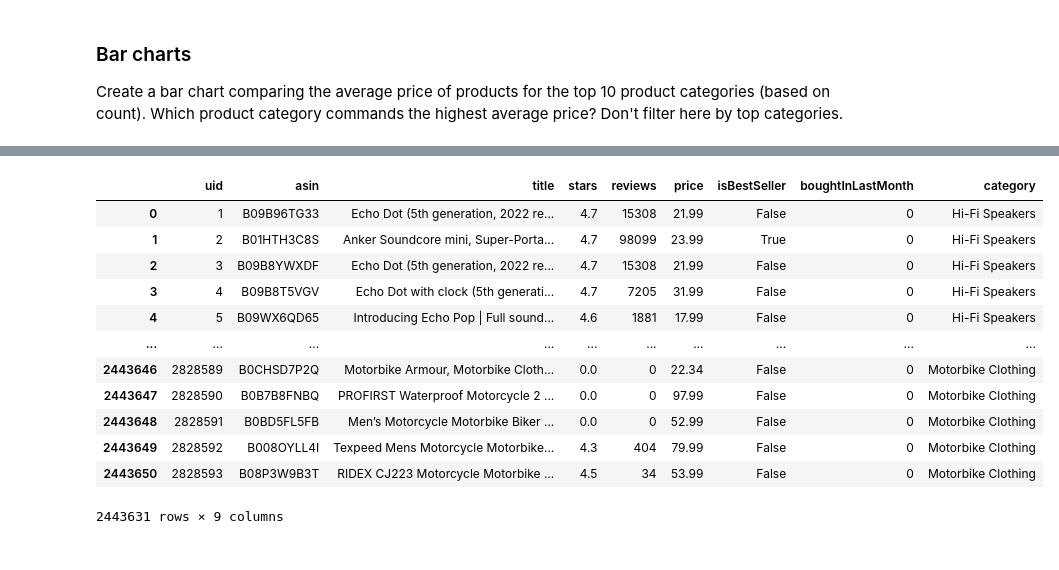
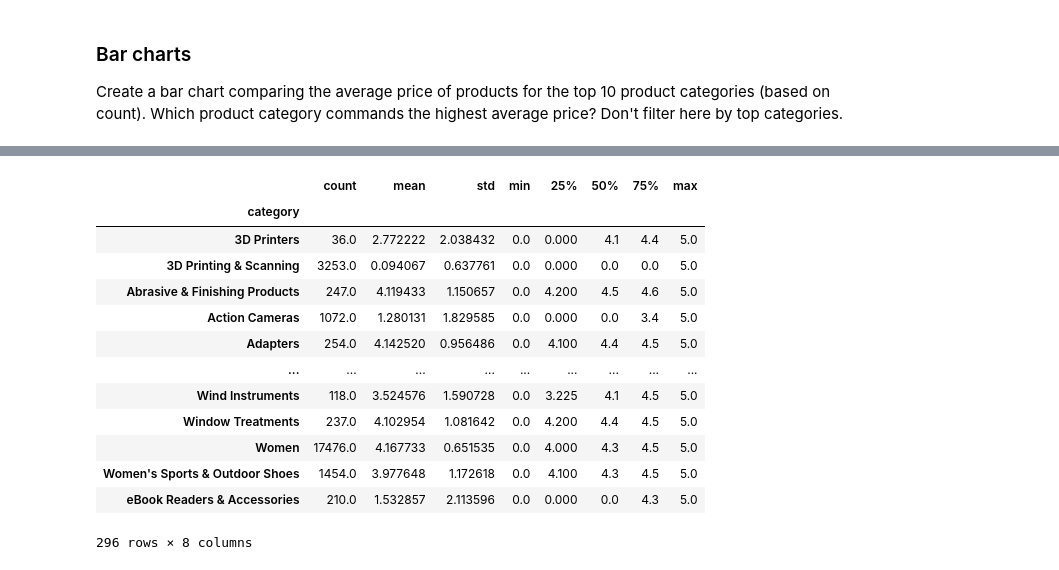
Before and after one commit to Bumbledebee/lab-eda-bivariate, a Jupyter notebook: bimbi_bivariate.ipynb, the cells around one changed output, grey strips where cells are left out. Cells and saved outputs as stored; diff of their text form; code cells hidden in the pictures.

```diff
--- a/bimbi_bivariate.ipynb
+++ b/bimbi_bivariate.ipynb
@@ -153,3 +144,7 @@ Men and Fragrance products tend to have the highest median price
 
  Create a bar chart comparing the average price of products for the top 10 product categories (based on count).
  Which product category commands the highest average price? Don't filter here by top categories.
+# %%
+df = df_new
+df__group = df.groupby("category").agg(avg_price=('price', 'mean'),product_count=('price', 'size')).reset_index()
+df__group = df__group.sort_values(by='product_count', ascending=False)
@@ -156,16 +252,17 @@ Men and Fragrance products tend to have the highest median price
 # %%
-df.groupby
+df.groupby("category")["stars"].describe()
 # %% [output]
-|  | uid | asin | title | stars | reviews | price | isBestSeller | boughtInLastMonth | category |
-| 0 | 1 | B09B96TG33 | Echo Dot (5th generation, 2022 re... | 4.7 | 15308 | 21.99 | False | 0 | Hi-Fi Speakers |
-| 1 | 2 | B01HTH3C8S | Anker Soundcore mini, Super-Porta... | 4.7 | 98099 | 23.99 | True | 0 | Hi-Fi Speakers |
-| 2 | 3 | B09B8YWXDF | Echo Dot (5th generation, 2022 re... | 4.7 | 15308 | 21.99 | False | 0 | Hi-Fi Speakers |
-| 3 | 4 | B09B8T5VGV | Echo Dot with clock (5th generati... | 4.7 | 7205 | 31.99 | False | 0 | Hi-Fi Speakers |
-| 4 | 5 | B09WX6QD65 | Introducing Echo Pop | Full sound... | 4.6 | 1881 | 17.99 | False | 0 | Hi-Fi Speakers |
-| ... | ... | ... | ... | ... | ... | ... | ... | ... | ... |
-| 2443646 | 2828589 | B0CHSD7P2Q | Motorbike Armour, Motorbike Cloth... | 0.0 | 0 | 22.34 | False | 0 | Motorbike Clothing |
-| 2443647 | 2828590 | B0B7B8FNBQ | PROFIRST Waterproof Motorcycle 2 ... | 0.0 | 0 | 97.99 | False | 0 | Motorbike Clothing |
-| 2443648 | 2828591 | B0BD5FL5FB | Men’s Motorcycle Motorbike Biker ... | 0.0 | 0 | 52.99 | False | 0 | Motorbike Clothing |
-| 2443649 | 2828592 | B008OYLL4I | Texpeed Mens Motorcycle Motorbike... | 4.3 | 404 | 79.99 | False | 0 | Motorbike Clothing |
-| 2443650 | 2828593 | B08P3W9B3T | RIDEX CJ223 Motorcycle Motorbike ... | 4.5 | 34 | 53.99 | False | 0 | Motorbike Clothing |
+|  | count | mean | std | min | 25% | 50% | 75% | max |
+| category |  |  |  |  |  |  |  |  |
+| 3D Printers | 36.0 | 2.772222 | 2.038432 | 0.0 | 0.000 | 4.1 | 4.4 | 5.0 |
+| 3D Printing & Scanning | 3253.0 | 0.094067 | 0.637761 | 0.0 | 0.000 | 0.0 | 0.0 | 5.0 |
+| Abrasive & Finishing Products | 247.0 | 4.119433 | 1.150657 | 0.0 | 4.200 | 4.5 | 4.6 | 5.0 |
+| Action Cameras | 1072.0 | 1.280131 | 1.829585 | 0.0 | 0.000 | 0.0 | 3.4 | 5.0 |
+| Adapters | 254.0 | 4.142520 | 0.956486 | 0.0 | 4.100 | 4.4 | 4.5 | 5.0 |
+| ... | ... | ... | ... | ... | ... | ... | ... | ... |
+| Wind Instruments | 118.0 | 3.524576 | 1.590728 | 0.0 | 3.225 | 4.1 | 4.5 | 5.0 |
+| Window Treatments | 237.0 | 4.102954 | 1.081642 | 0.0 | 4.200 | 4.4 | 4.5 | 5.0 |
+| Women | 17476.0 | 4.167733 | 0.651535 | 0.0 | 4.000 | 4.3 | 4.5 | 5.0 |
+| Women's Sports & Outdoor Shoes | 1454.0 | 3.977648 | 1.172618 | 0.0 | 4.100 | 4.3 | 4.5 | 5.0 |
+| eBook Readers & Accessories | 210.0 | 1.532857 | 2.113596 | 0.0 | 0.000 | 0.0 | 4.3 | 5.0 |
-2443631 rows × 9 columns
+296 rows × 8 columns
```
Also changed, not shown: parts of 40 cells of this notebook.
